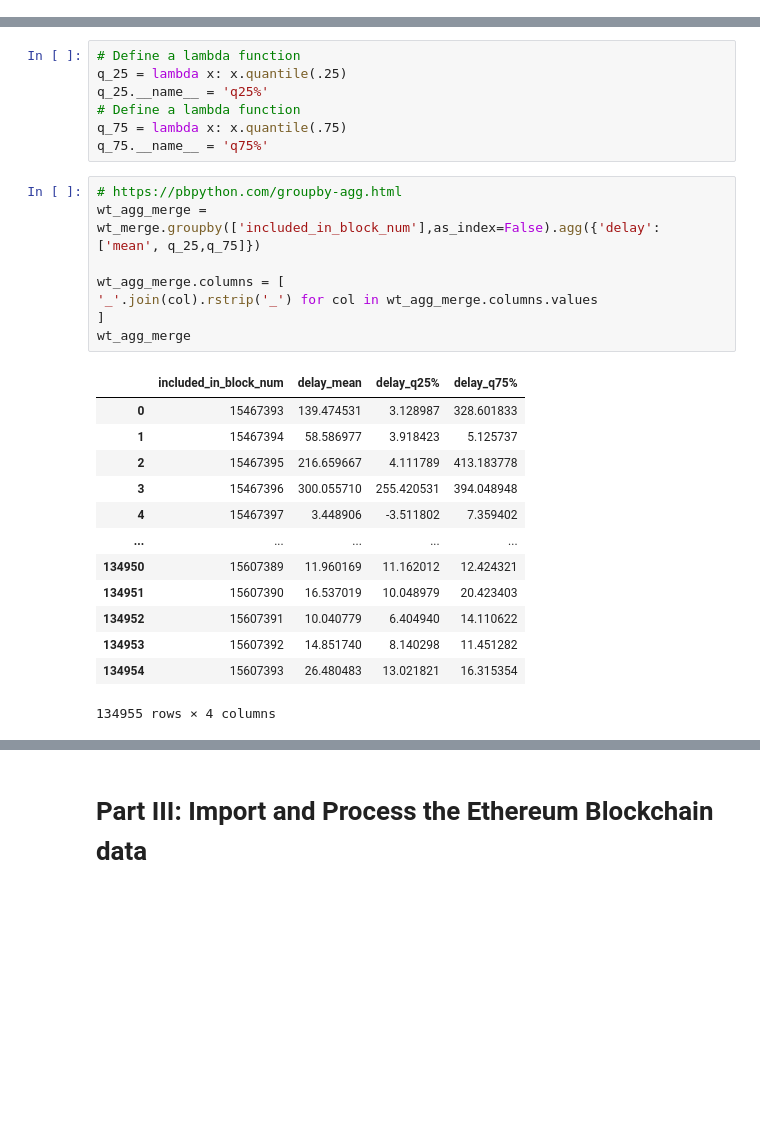
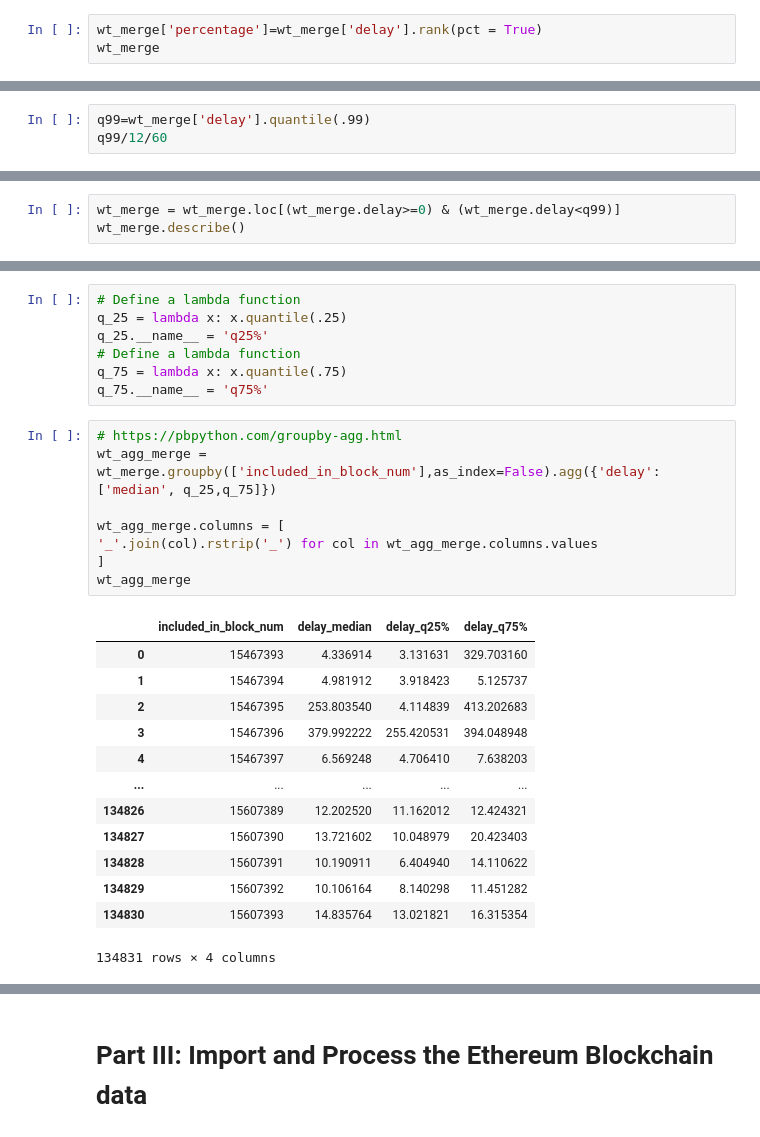
Before and after one commit to sunshineluyao/waiting-time-eip1559, a Jupyter notebook: code/Data_Process/Process_Data.ipynb, the cells around one changed output, grey strips where cells are left out. Saved outputs shown, nothing was run; the diff lists cells and outputs as text; blank space fills up the shorter version.

```diff
--- a/code/Data_Process/Process_Data.ipynb
+++ b/code/Data_Process/Process_Data.ipynb
@@ -68,0 +75,3 @@ dtype: object
+# %%
+wt_merge['percentage']=wt_merge['delay'].rank(pct = True)
+wt_merge
@@ -68,0 +97,3 @@ dtype: object
+# %%
+q99=wt_merge['delay'].quantile(.99)
+q99/12/60
@@ -68,0 +106,3 @@ dtype: object
+# %%
+wt_merge = wt_merge.loc[(wt_merge.delay>=0) & (wt_merge.delay<q99)]
+wt_merge.describe()
@@ -75,26 +125,26 @@ q_75 = lambda x: x.quantile(.75)
 q_75.__name__ = 'q75%'
 # %%
 # https://pbpython.com/groupby-agg.html
-wt_agg_merge = wt_merge.groupby(['included_in_block_num'],as_index=False).agg({'delay': ['mean', q_25,q_75]})
+wt_agg_merge = wt_merge.groupby(['included_in_block_num'],as_index=False).agg({'delay': ['median', q_25,q_75]})
 
 wt_agg_merge.columns = [
 '_'.join(col).rstrip('_') for col in wt_agg_merge.columns.values
 ]
 wt_agg_merge
 # %% [output]
-|  | included_in_block_num | delay_mean | delay_q25% | delay_q75% |
-| 0 | 15467393 | 139.474531 | 3.128987 | 328.601833 |
-| 1 | 15467394 | 58.586977 | 3.918423 | 5.125737 |
-| 2 | 15467395 | 216.659667 | 4.111789 | 413.183778 |
-| 3 | 15467396 | 300.055710 | 255.420531 | 394.048948 |
-| 4 | 15467397 | 3.448906 | -3.511802 | 7.359402 |
+|  | included_in_block_num | delay_median | delay_q25% | delay_q75% |
+| 0 | 15467393 | 4.336914 | 3.131631 | 329.703160 |
+| 1 | 15467394 | 4.981912 | 3.918423 | 5.125737 |
+| 2 | 15467395 | 253.803540 | 4.114839 | 413.202683 |
+| 3 | 15467396 | 379.992222 | 255.420531 | 394.048948 |
+| 4 | 15467397 | 6.569248 | 4.706410 | 7.638203 |
 | ... | ... | ... | ... | ... |
-| 134950 | 15607389 | 11.960169 | 11.162012 | 12.424321 |
-| 134951 | 15607390 | 16.537019 | 10.048979 | 20.423403 |
-| 134952 | 15607391 | 10.040779 | 6.404940 | 14.110622 |
-| 134953 | 15607392 | 14.851740 | 8.140298 | 11.451282 |
-| 134954 | 15607393 | 26.480483 | 13.021821 | 16.315354 |
+| 134826 | 15607389 | 12.202520 | 11.162012 | 12.424321 |
+| 134827 | 15607390 | 13.721602 | 10.048979 | 20.423403 |
+| 134828 | 15607391 | 10.190911 | 6.404940 | 14.110622 |
+| 134829 | 15607392 | 10.106164 | 8.140298 | 11.451282 |
+| 134830 | 15607393 | 14.835764 | 13.021821 | 16.315354 |
-134955 rows × 4 columns
+134831 rows × 4 columns
 # %%
 wt_agg_merge['IQR'] =wt_agg_merge['delay_q75%']-wt_agg_merge['delay_q25%']
 wt_agg_merge
```
Also changed, not shown: parts of 15 cells of this notebook.
